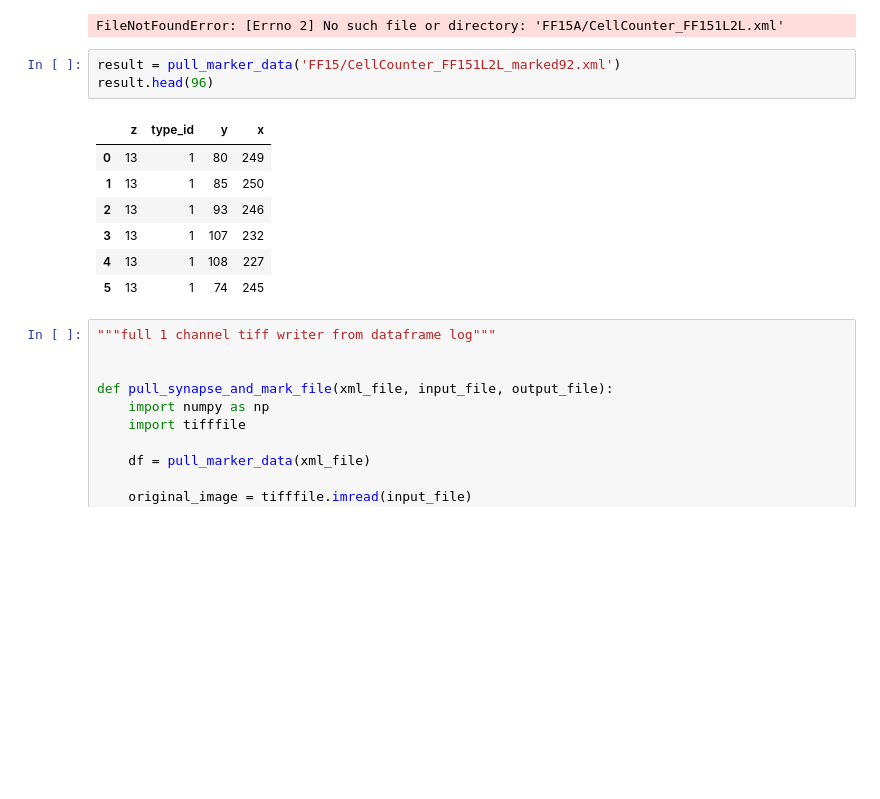
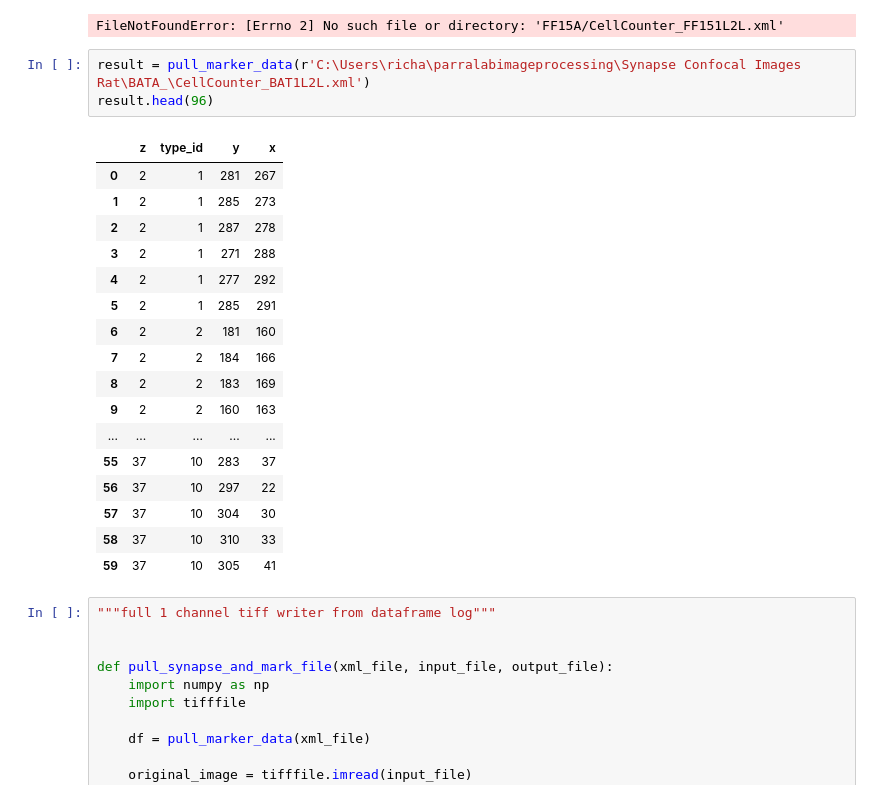
Before and after one commit to richard-nasser/parralabimageprocessing, a Jupyter notebook: tester.ipynb, the cells around one changed output. Cells and saved outputs as stored; diff of their text form; blank space fills up the shorter version.

```diff
--- a/tester.ipynb
+++ b/tester.ipynb
@@ -89,16 +89,26 @@ result.head(96)
 # %% [output]
 FileNotFoundError: [Errno 2] No such file or directory: 'FF15A/CellCounter_FF151L2L.xml'
 # %%
-result = pull_marker_data('FF15/CellCounter_FF151L2L_marked92.xml')
+result = pull_marker_data(r'C:\Users\richa\parralabimageprocessing\Synapse Confocal Images Rat\BATA_\CellCounter_BAT1L2L.xml')
 result.head(96)
 # %% [output]
 |  | z | type_id | y | x |
-| 0 | 13 | 1 | 80 | 249 |
-| 1 | 13 | 1 | 85 | 250 |
-| 2 | 13 | 1 | 93 | 246 |
-| 3 | 13 | 1 | 107 | 232 |
-| 4 | 13 | 1 | 108 | 227 |
-| 5 | 13 | 1 | 74 | 245 |
+| 0 | 2 | 1 | 281 | 267 |
+| 1 | 2 | 1 | 285 | 273 |
+| 2 | 2 | 1 | 287 | 278 |
+| 3 | 2 | 1 | 271 | 288 |
+| 4 | 2 | 1 | 277 | 292 |
+| 5 | 2 | 1 | 285 | 291 |
+| 6 | 2 | 2 | 181 | 160 |
+| 7 | 2 | 2 | 184 | 166 |
+| 8 | 2 | 2 | 183 | 169 |
+| 9 | 2 | 2 | 160 | 163 |
+| ... | ... | ... | ... | ... |
+| 55 | 37 | 10 | 283 | 37 |
+| 56 | 37 | 10 | 297 | 22 |
+| 57 | 37 | 10 | 304 | 30 |
+| 58 | 37 | 10 | 310 | 33 |
+| 59 | 37 | 10 | 305 | 41 |
 # %%
 """full 1 channel tiff writer from dataframe log"""
 
```
Also changed, not shown: parts of 1 cell of this notebook, 1 other file.
